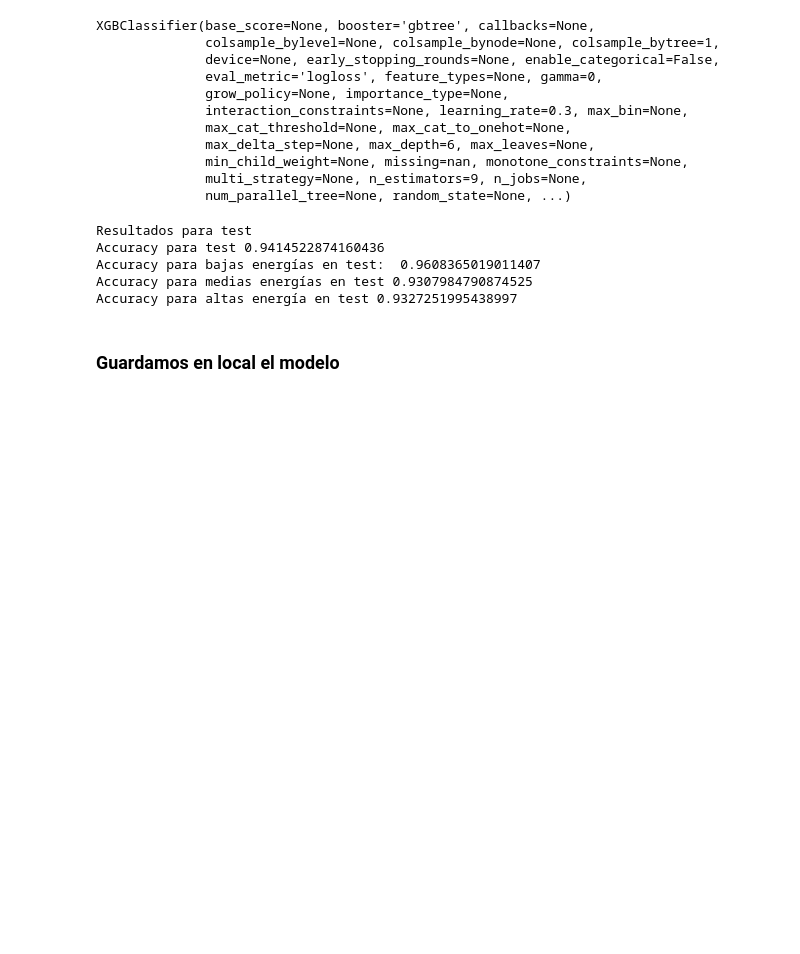
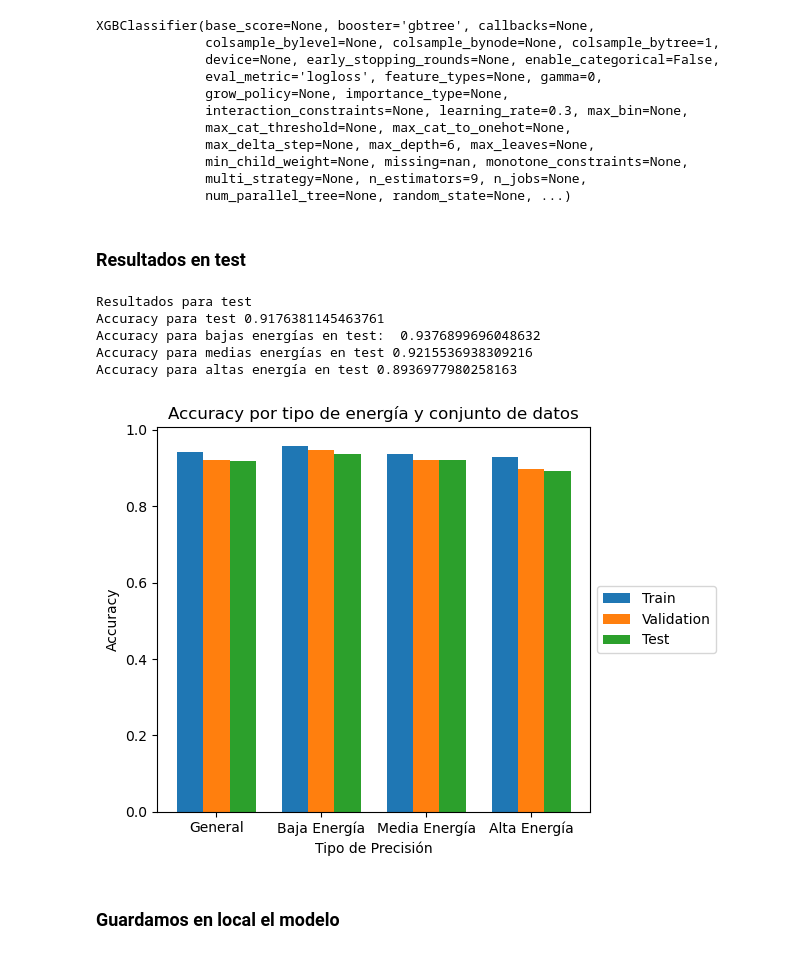
Before and after one commit to ruben-niwe/TFG, a Jupyter notebook: codigos/explicabilidad.ipynb, the cells around one changed output. Cells and saved outputs as stored; diff of their text form; code cells hidden in the pictures; blank space fills up the shorter version.

```diff
--- a/codigos/explicabilidad.ipynb
+++ b/codigos/explicabilidad.ipynb
@@ -302,5 +297,8 @@ Accuracy para energías altas: 0.9260184682237914
 # %%
-print('Accuracy para validacion')
+print('Resultados para validacion')
+accuracy_valid = accuracy_score(y_valid, y_pred_valid)
+accuracy_valid
+print('Accuracy para validacion:', accuracy_valid)
 print('Accuracy para energías bajas:', accuracy_baja_valid)
 print('Accuracy para energías medias:', accuracy_media_valid)
 print('Accuracy para energías altas:', accuracy_alta_valid)
@@ -437,24 +347,17 @@ XGBClassifier(base_score=None, booster='gbtree', callbacks=None,
               num_parallel_tree=None, random_state=None, ...)
 # %%
 # Leemos los datos de test
-file_test = 'df_valid.csv'
+file_test = 'df_test.csv'
 path_test = os.path.join(path_actual,subdirectorio, file_test)
 df_test = pd.read_csv(path_test, index_col=None)
+# %% [markdown]
+### Resultados en test
 # %%
 X_test, y_test, trueE_test = filtrado_datos_energia(df_test, N)
 
-trueE_test= np.sort(trueE_test)
-
-n_baja_media_test = len(trueE_test)//3
-n_media_alta_test = (len(trueE_test)//3) + n_baja_media_test
-
-baja_media_test = trueE_test[n_baja_media_test]
-media_alta_test = trueE_test[n_media_alta_test]
-
-
 y_pred_test = model.predict(X_test[:,1:])
 
-acc_baja_test, acc_media_test, acc_alta_test = calcular_distintos_accuracy(X_test, y_test, y_pred_test, baja_media_test, media_alta_test)
+acc_baja_test, acc_media_test, acc_alta_test = calcular_distintos_accuracy(X_test, y_test, y_pred_test, baja_media, media_alta)
 accuracy_test = accuracy_score(y_test, y_pred_test)
 
 print('Resultados para test')
@@ -464,10 +367,40 @@ print('Accuracy para medias energías en test', acc_media_test)
 print('Accuracy para altas energía en test', acc_alta_test)
 # %% [output]
 Resultados para test
-Accuracy para test 0.9414522874160436
-Accuracy para bajas energías en test:  0.9608365019011407
-Accuracy para medias energías en test 0.9307984790874525
-Accuracy para altas energía en test 0.9327251995438997
+Accuracy para test 0.9176381145463761
+Accuracy para bajas energías en test:  0.9376899696048632
+Accuracy para medias energías en test 0.9215536938309216
+Accuracy para altas energía en test 0.8936977980258163
+# %%
+# Crear datos para el histograma
+labels = ['General', 'Baja Energía', 'Media Energía', 'Alta Energía']
+train_data = [accuracy_train, accuracy_baja_train, accuracy_media_train, accuracy_alta_train]
+valid_data = [accuracy_valid, accuracy_baja_valid, accuracy_media_valid, accuracy_alta_valid]
+test_data = [accuracy_test, acc_baja_test, acc_media_test, acc_alta_test]
+
+x = range(len(labels))  # the label locations
+width = 0.25  # the width of the bars
+
+fig, ax = plt.subplots()
+rects1 = ax.bar(x, train_data, width, label='Train')
+rects2 = ax.bar([p + width for p in x], valid_data, width, label='Validation')
+rects3 = ax.bar([p + width * 2 for p in x], test_data, width, label='Test')
+
+# Añadir algunas etiquetas, título y etiquetas de ejes personalizadas
+ax.set_xlabel('Tipo de Precisión')
+ax.set_ylabel('Accuracy')
+ax.set_title('Accuracy por tipo de energía y conjunto de datos')
+ax.set_xticks([p + width for p in x])
+ax.set_xticklabels(labels)
+ax.legend(loc='center left', bbox_to_anchor=(1, 0.5))
+
+
+
+fig.tight_layout()
+
+plt.show()
+# %% [output]
+[figure, added]
 # %% [markdown]
 ### Guardamos en local el modelo
 # %%
```
Also changed, not shown: parts of 14 cells of this notebook, 2 other files.
